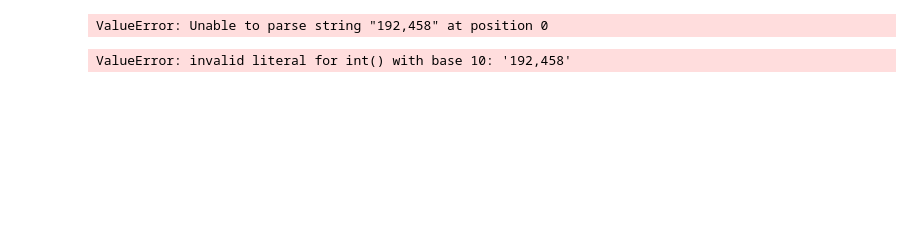
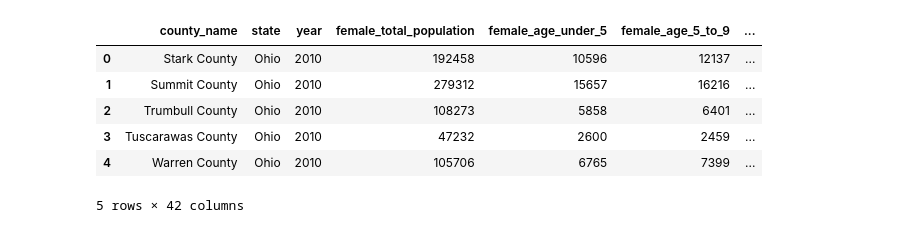
Before and after one commit to tahirzlone/python, a Jupyter notebook: dummy.ipynb, the cells around one changed output. Cells and saved outputs as stored; diff of their text form; code cells hidden in the pictures; blank space fills up the shorter version.

```diff
--- a/dummy.ipynb
+++ b/dummy.ipynb
@@ -42,12 +6,34 @@ ValueError: Unable to parse string "192,458" at position 0
-# %%
-# METHOD 7
-
-pd.to_numeric(df['female_total_population'], downcast='integer')
-# %% [output]
-ValueError: Unable to parse string "192,458" at position 0
-# %%
-#METHOD 8
-
-df['female_total_population'] = df['female_total_population'].astype(int)
-# %% [output]
-ValueError: invalid literal for int() with base 10: '192,458'
+# %%
+# IMPORT DATA AND DATA CLEANING
+
+#DATA IMPORT
+df = pd.read_csv('county_census_population.csv')
+top_cities = pd.read_csv('top_ten_small_cities_US.csv')
+
+#RENAMING COLUMNS TO REMOVE SPACES
+df.columns = [column.replace(" ", "_") for column in df.columns]
+
+#REPLACING ABBREVATED STATE NAMES
+df = df.replace(to_replace=["OH","PA","FL","MD","NY","TX","VA","NC","WI"], value=["Ohio","Pennsylvania","Florida","Maryland","New York","Texas","Virginia","North Carolina","Wisconsin"])
+
+top_cities = top_cities.replace(to_replace=["IN","TX","MN","MA","WA","CA","VA","MD","KS","NC","MA","CO","VA","MN","OR","NJ","OH","NE","NC","PA"],
+value=["Illinois","Texas","Minnesota","Massachusetts","Washington","California","Virginia","Maryland","Kansas","North Carolina","Massachusetts",
+"Colorado","Virginia","Minnesota","Oregon","New Jersey","Ohio","Nebraska","North Carolina","Pennsylvania"]
+)
+
+#DROPPING NULL VALUES / EXTRA TEXT AT THE BOTTOM OF THE TOP CITIES ORIGINAL DATA SET
+top_cities = top_cities.dropna()
+
+#CONVERTING YEAR TO INT FROM TEXT TO ALLOW MERGING LATER
+top_cities['Year'] = top_cities['Year'].astype(int)
+
+#CONVERTING OBJECT TYPE STRING VALUES TO INT
+for x in df.columns[3:]:
+    df[x]=df[x].str.replace('-','0').str.replace(',','').astype(int)
+# %%
+# ADDED COLUMN WHICH ADDS MALE AND FEMALE POPULATIONS
+
+df["total_population"] = df["female_total_population"] + df["male_total_population"]
+
+#RENAMING COLUMNS
+top_cities.columns = ['city','state','county_name','rank','year','city_population']
@@ -53,0 +43,10 @@ ValueError: invalid literal for int() with base 10: '192,458'
+# %%
+df.head()
+# %% [output]
+|  | county_name | state | year | female_total_population | female_age_under_5 | female_age_5_to_9 | ... |
+| 0 | Stark County | Ohio | 2010 | 192458 | 10596 | 12137 | ... |
+| 1 | Summit County | Ohio | 2010 | 279312 | 15657 | 16216 | ... |
+| 2 | Trumbull County | Ohio | 2010 | 108273 | 5858 | 6401 | ... |
+| 3 | Tuscarawas County | Ohio | 2010 | 47232 | 2600 | 2459 | ... |
+| 4 | Warren County | Ohio | 2010 | 105706 | 6765 | 7399 | ... |
+5 rows × 42 columns
```
Also changed, not shown: parts of 20 cells of this notebook, 1 other file.
